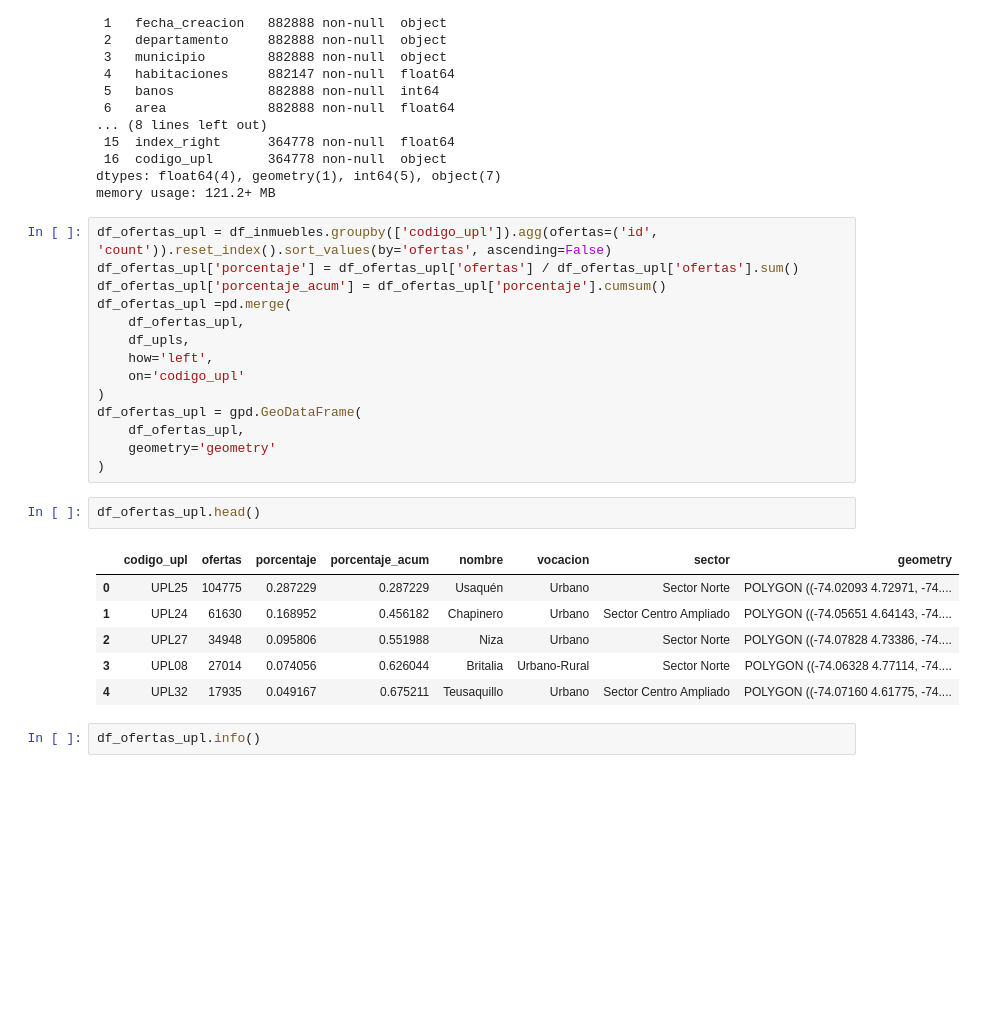
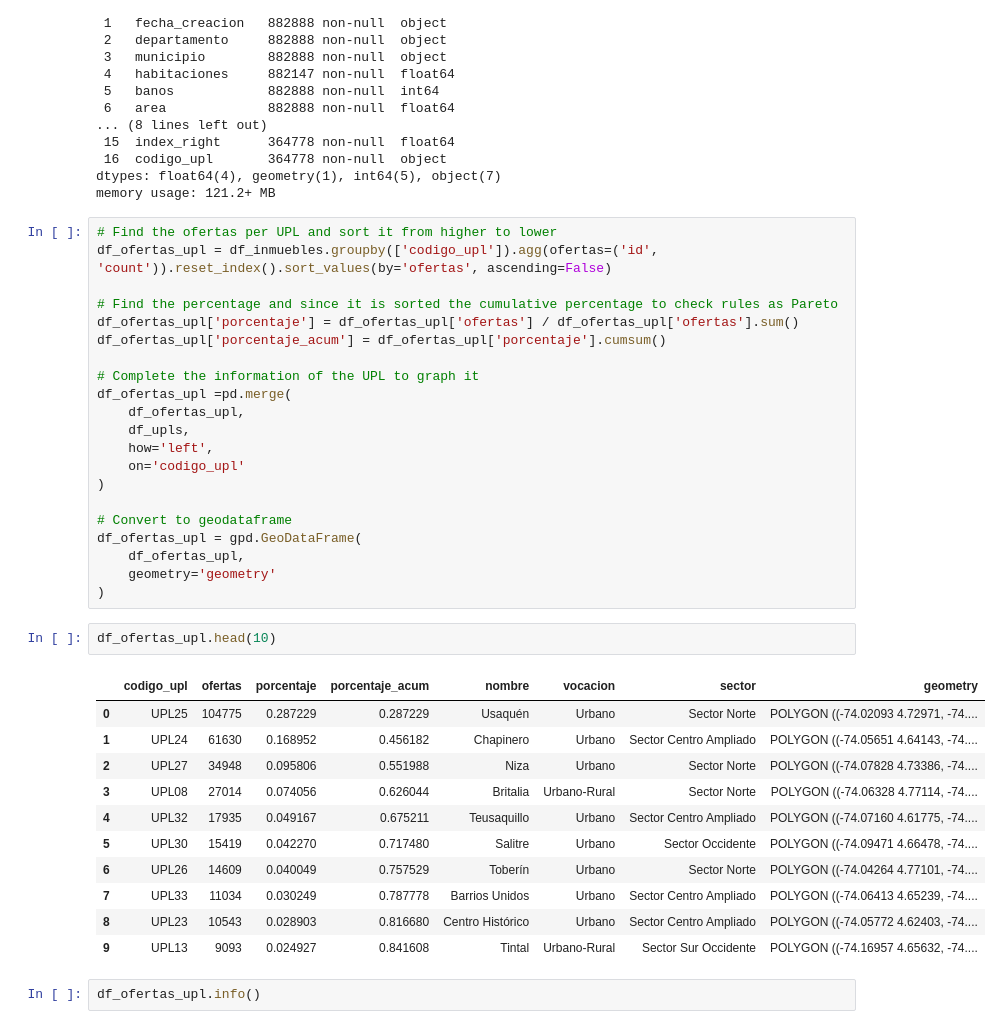
Before and after one commit to SantiGonzalezz/habi_prueba_data_science, a Jupyter notebook: Prueba_Data_Science_Santi.ipynb, the cells around one changed output. Drawn from its saved outputs; the diff is of its cells as text; blank space fills up the shorter version.

```diff
--- a/Prueba_Data_Science_Santi.ipynb
+++ b/Prueba_Data_Science_Santi.ipynb
@@ -257,28 +258,40 @@ Data columns (total 17 columns):
 dtypes: float64(4), geometry(1), int64(5), object(7)
 memory usage: 121.2+ MB
 # %%
+# Find the ofertas per UPL and sort it from higher to lower
 df_ofertas_upl = df_inmuebles.groupby(['codigo_upl']).agg(ofertas=('id', 'count')).reset_index().sort_values(by='ofertas', ascending=False)
+
+# Find the percentage and since it is sorted the cumulative percentage to check rules as Pareto
 df_ofertas_upl['porcentaje'] = df_ofertas_upl['ofertas'] / df_ofertas_upl['ofertas'].sum()
 df_ofertas_upl['porcentaje_acum'] = df_ofertas_upl['porcentaje'].cumsum()
+
+# Complete the information of the UPL to graph it
 df_ofertas_upl =pd.merge(
     df_ofertas_upl,
     df_upls,
     how='left',
     on='codigo_upl'
 )
+
+# Convert to geodataframe
 df_ofertas_upl = gpd.GeoDataFrame(
     df_ofertas_upl,
     geometry='geometry'
 )
 # %%
-df_ofertas_upl.head()
+df_ofertas_upl.head(10)
 # %% [output]
 |  | codigo_upl | ofertas | porcentaje | porcentaje_acum | nombre | vocacion | sector | geometry |
 | 0 | UPL25 | 104775 | 0.287229 | 0.287229 | Usaquén | Urbano | Sector Norte | POLYGON ((-74.02093 4.72971, -74.... |
 | 1 | UPL24 | 61630 | 0.168952 | 0.456182 | Chapinero | Urbano | Sector Centro Ampliado | POLYGON ((-74.05651 4.64143, -74.... |
 | 2 | UPL27 | 34948 | 0.095806 | 0.551988 | Niza | Urbano | Sector Norte | POLYGON ((-74.07828 4.73386, -74.... |
 | 3 | UPL08 | 27014 | 0.074056 | 0.626044 | Britalia | Urbano-Rural | Sector Norte | POLYGON ((-74.06328 4.77114, -74.... |
 | 4 | UPL32 | 17935 | 0.049167 | 0.675211 | Teusaquillo | Urbano | Sector Centro Ampliado | POLYGON ((-74.07160 4.61775, -74.... |
+| 5 | UPL30 | 15419 | 0.042270 | 0.717480 | Salitre | Urbano | Sector Occidente | POLYGON ((-74.09471 4.66478, -74.... |
+| 6 | UPL26 | 14609 | 0.040049 | 0.757529 | Toberín | Urbano | Sector Norte | POLYGON ((-74.04264 4.77101, -74.... |
+| 7 | UPL33 | 11034 | 0.030249 | 0.787778 | Barrios Unidos | Urbano | Sector Centro Ampliado | POLYGON ((-74.06413 4.65239, -74.... |
+| 8 | UPL23 | 10543 | 0.028903 | 0.816680 | Centro Histórico | Urbano | Sector Centro Ampliado | POLYGON ((-74.05772 4.62403, -74.... |
+| 9 | UPL13 | 9093 | 0.024927 | 0.841608 | Tintal | Urbano-Rural | Sector Sur Occidente | POLYGON ((-74.16957 4.65632, -74.... |
 # %%
 df_ofertas_upl.info()
 # %% [output]
```
Also changed, not shown: parts of 10 cells of this notebook.
